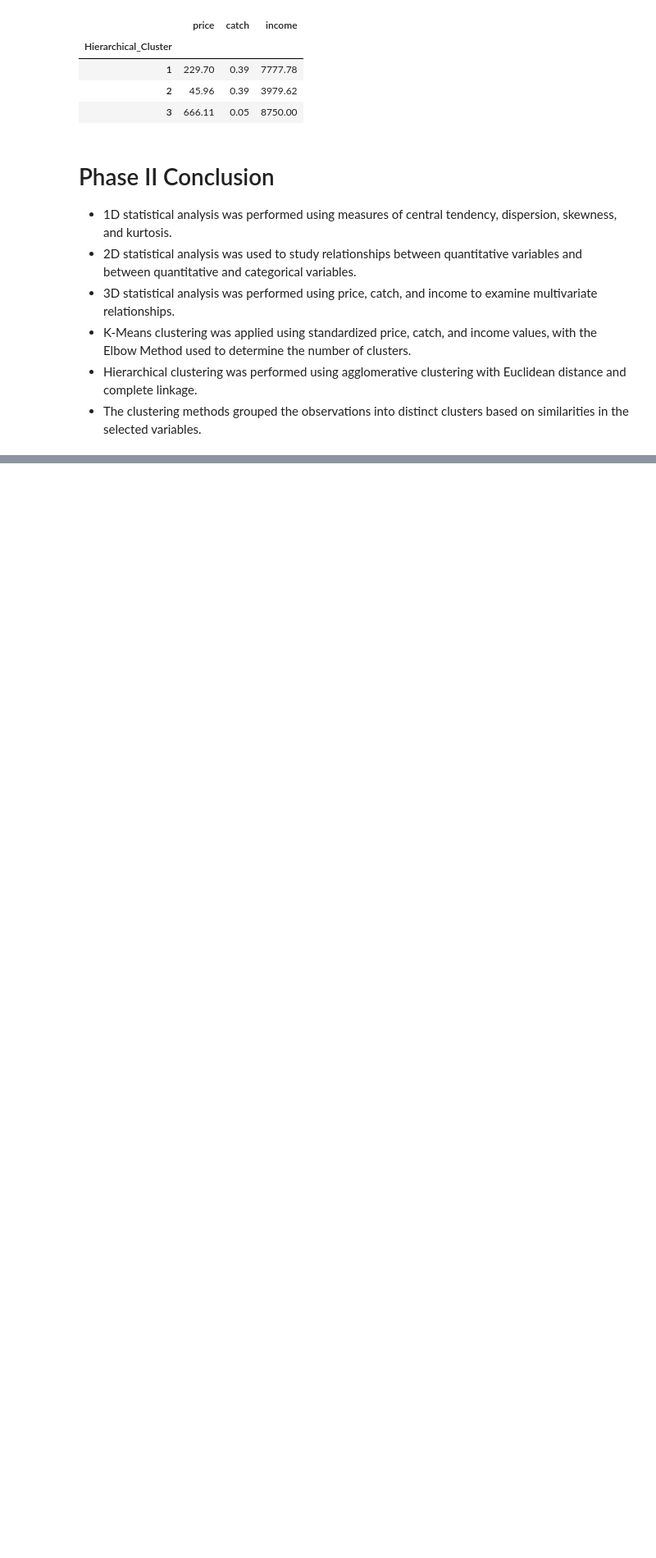
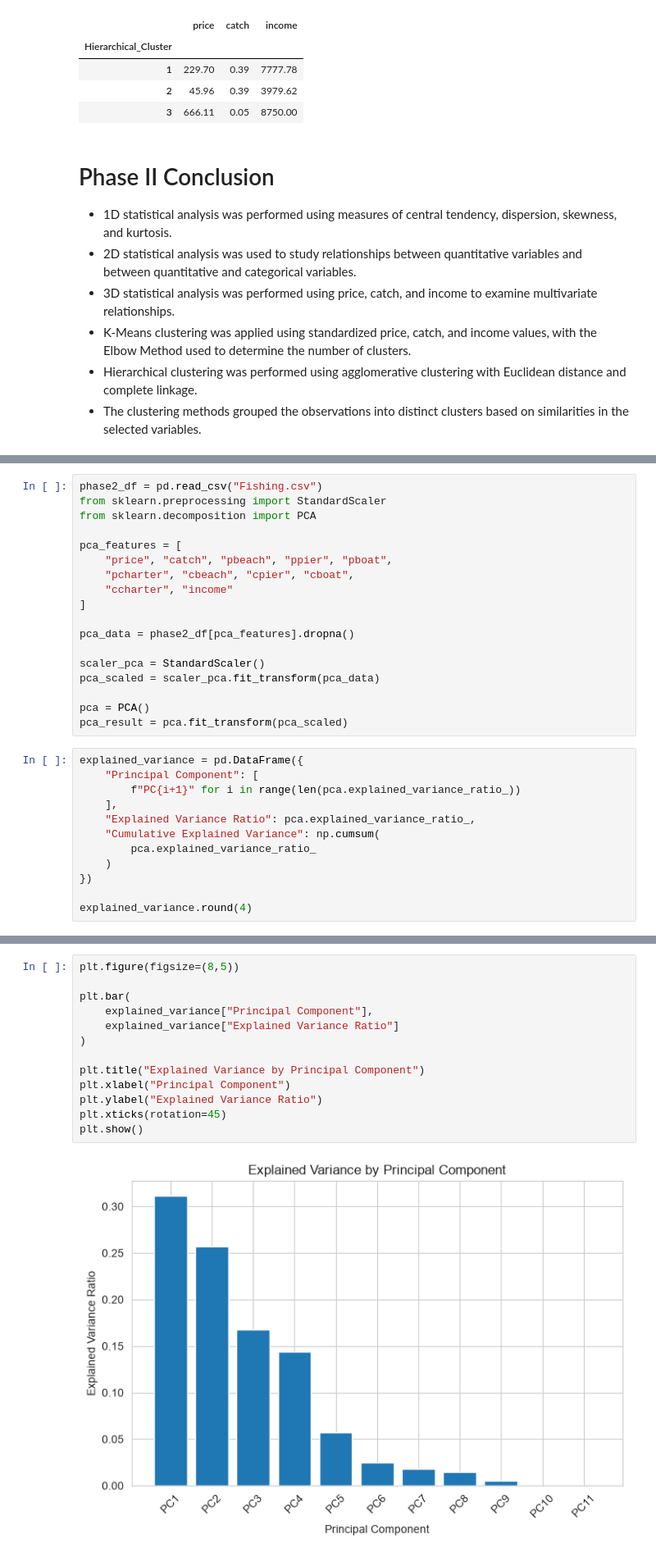
Before and after one commit to SaukhyadMohole/Mohole-Saukhyad-Bhupendra, a Jupyter notebook: EDA_Phase1_Fishing.ipynb, the cells around one changed output, grey strips where cells are left out. Shown at 82% size. Drawn from its saved outputs; the diff is of its cells as text; blank space fills up the shorter version.

Commit message:
Update EDA Phase 3 - Final Project

```diff
--- a/EDA_Phase1_Fishing.ipynb
+++ b/EDA_Phase1_Fishing.ipynb
@@ -965,0 +977,30 @@ phase2_df.groupby("Hierarchical_Cluster")[
+# %%
+phase2_df = pd.read_csv("Fishing.csv")
+from sklearn.preprocessing import StandardScaler
+from sklearn.decomposition import PCA
+
+pca_features = [
+    "price", "catch", "pbeach", "ppier", "pboat",
+    "pcharter", "cbeach", "cpier", "cboat",
+    "ccharter", "income"
+]
+
+pca_data = phase2_df[pca_features].dropna()
+
+scaler_pca = StandardScaler()
+pca_scaled = scaler_pca.fit_transform(pca_data)
+
+pca = PCA()
+pca_result = pca.fit_transform(pca_scaled)
+# %%
+explained_variance = pd.DataFrame({
+    "Principal Component": [
+        f"PC{i+1}" for i in range(len(pca.explained_variance_ratio_))
+    ],
+    "Explained Variance Ratio": pca.explained_variance_ratio_,
+    "Cumulative Explained Variance": np.cumsum(
+        pca.explained_variance_ratio_
+    )
+})
+
+explained_variance.round(4)
@@ -965,0 +1020,15 @@ phase2_df.groupby("Hierarchical_Cluster")[
+# %%
+plt.figure(figsize=(8,5))
+
+plt.bar(
+    explained_variance["Principal Component"],
+    explained_variance["Explained Variance Ratio"]
+)
+
+plt.title("Explained Variance by Principal Component")
+plt.xlabel("Principal Component")
+plt.ylabel("Explained Variance Ratio")
+plt.xticks(rotation=45)
+plt.show()
+# %% [output]
+[figure, added]
```
Also changed, not shown: parts of 19 cells of this notebook.
